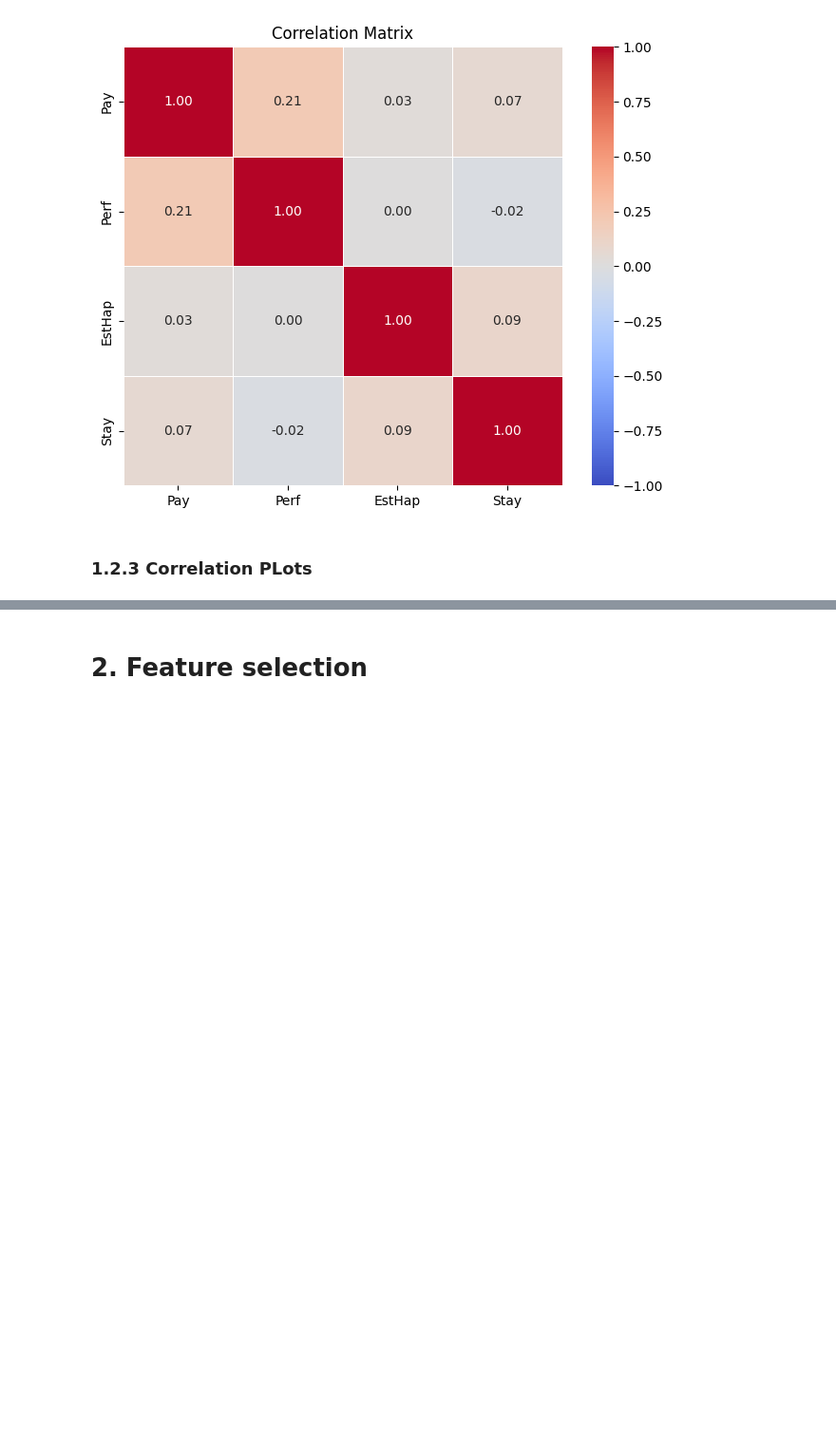
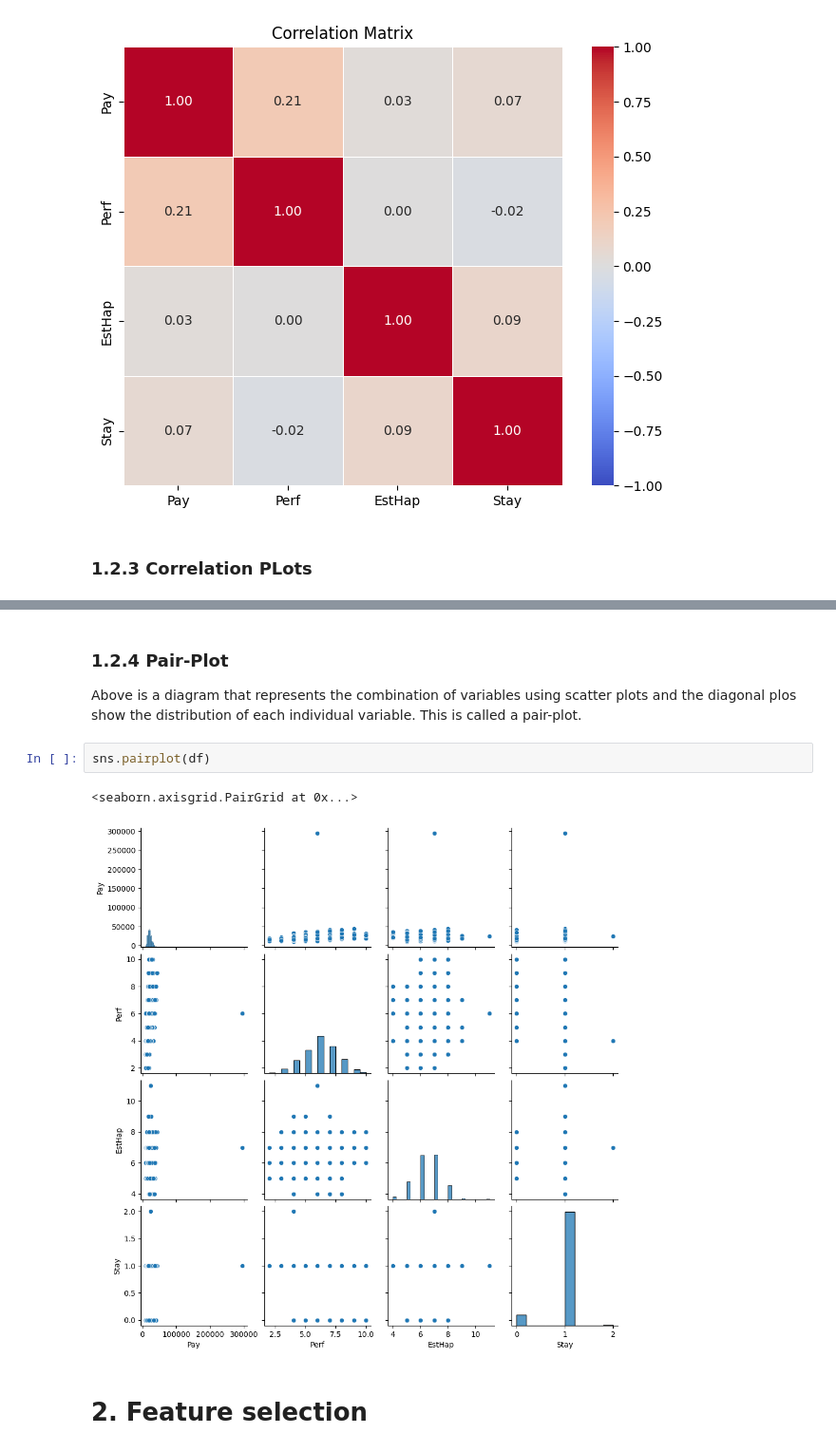
Before and after one commit to Thaps23/DAE_PROJECT_P2, a Jupyter notebook: project2.ipynb, the cells around one changed output, grey strips where cells are left out. Shown at 95% size. Saved outputs shown, nothing was run; the diff lists cells and outputs as text; blank space fills up the shorter version.

```diff
--- a/project2.ipynb
+++ b/project2.ipynb
@@ -186,4 +186,13 @@ plt.show()
 [figure]
+# %% [markdown]
+### __1.2.4 Pair-Plot__
+
+Above is a diagram that represents the combination of variables using scatter plots and the diagonal plos show the distribution of each individual variable. This is called a pair-plot.
+# %%
+sns.pairplot(df)
+# %% [output]
+<seaborn.axisgrid.PairGrid at 0x...>
+[figure, added]
 # %% [markdown]
 # __2. Feature selection__
 # %% [markdown]
```
Also changed, not shown: parts of 6 cells of this notebook.
